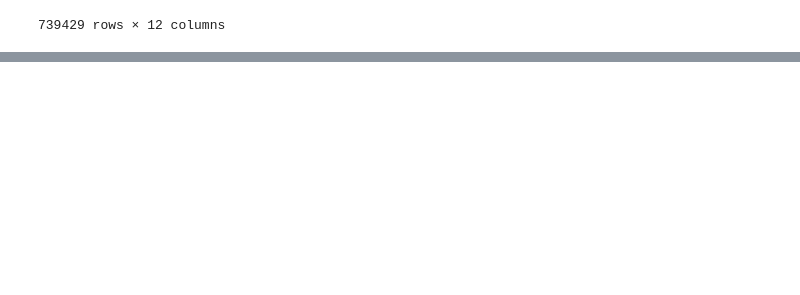
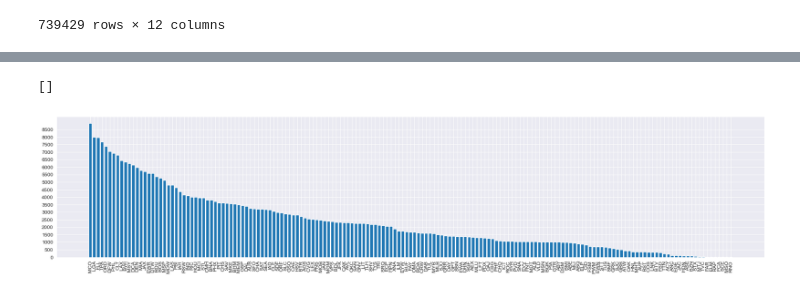
Before and after one commit to chrigHub/PertubationThesis, a Jupyter notebook: main/preparation/01_flight_prep.ipynb, the cells around one changed output, grey strips where cells are left out. Saved outputs shown, nothing was run; the diff lists cells and outputs as text; code cells hidden in the pictures; blank space fills up the shorter version.

```diff
--- a/main/preparation/01_flight_prep.ipynb
+++ b/main/preparation/01_flight_prep.ipynb
@@ -1326,0 +1332,22 @@ atl_flights
+# %%
+# Getting median values for carries and origins
+atl_flights_2016 = atl_flights[atl_flights["CRS_DEP_DATE"].apply(lambda x: x.year == 2016)]
+origin_delays_2016 = atl_flights_2016[["ORIGIN", "ARR_DELAY"]].groupby(["ORIGIN"]).median().to_dict().get("ARR_DELAY")
+carrier_delays_2016 = atl_flights_2016[["OP_UNIQUE_CARRIER", "ARR_DELAY"]].groupby(["OP_UNIQUE_CARRIER"]).median().to_dict().get("ARR_DELAY")
+
+#np.percentile(list(atl_flights_2016["ORIGIN"].value_counts()), 25)
+# Plot boxplots of 2016
+fig, axs = plt.subplots(nrows=1, ncols=2)
+ax1 = axs[0]
+ax2 = axs[1]
+ax1.set_title("Number of flights by origin")
+ax2. set_title("Number of flights by carrier")
+origin_data = list(atl_flights_2016["ORIGIN"].value_counts())
+carrier_data = list(atl_flights_2016["OP_UNIQUE_CARRIER"].value_counts())
+ax1.boxplot(origin_data)
+ax2.boxplot(carrier_data)
+ax1.set_ylim([-10,6500])
+ax2.set_ylim([-10,60000])
+ax1.set_yticks(np.arange(0, np.percentile(origin_data,95) + 500, 500))
+ax2.set_yticks(np.arange(0, 60000 + 2500, 2500))
+plt.plot()
@@ -1326,0 +1357,14 @@ atl_flights
+# %%
+# Creaing data
+x = atl_flights_2016["ORIGIN"].value_counts().index
+y = list(atl_flights_2016["ORIGIN"].value_counts())
+
+# Making plot
+fig, ax = plt.subplots(figsize = (25,5))
+ax.set_yticks(np.arange(0,max(y), 500))
+ax.bar(x,y)
+plt.xticks(rotation="vertical")
+plt.plot()
+# %% [output]
+[]
+[figure, added]
```
Also changed, not shown: parts of 5 cells of this notebook, 2 other files.
